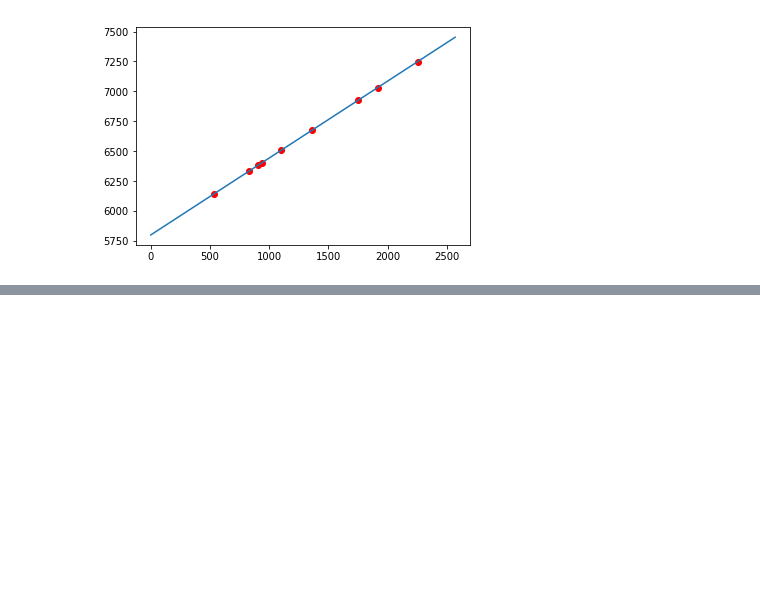
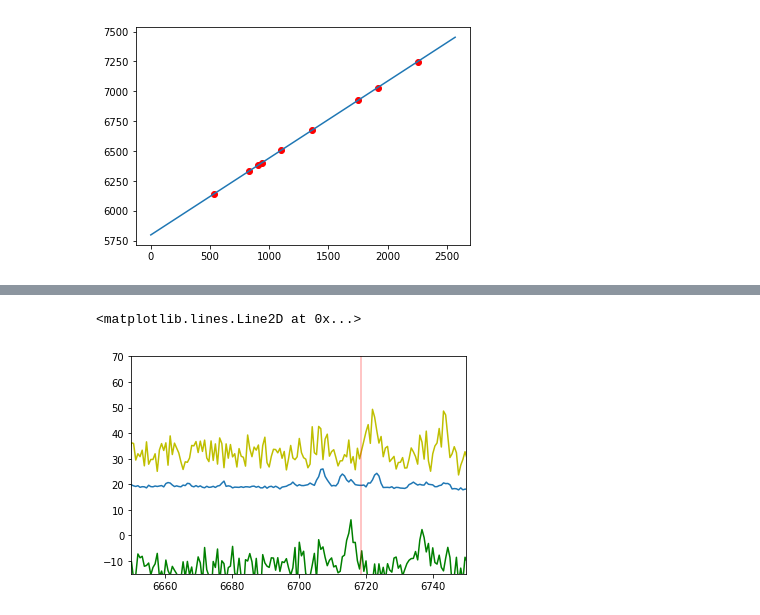
Before and after one commit to rqguan/Class-Code, a Jupyter notebook: Shane_Redu&Cali.ipynb, the cells around one changed output, grey strips where cells are left out. Saved outputs shown, nothing was run; the diff lists cells and outputs as text; code cells hidden in the pictures; blank space fills up the shorter version.

```diff
--- a/Shane_Redu&Cali.ipynb
+++ b/Shane_Redu&Cali.ipynb
@@ -110,7 +109,7 @@ def reduce_frame(folder):
 stacked_data = fits.getdata('stacked.fits')
 # %%
 spectrum2D = stacked_data
-spectrum1D = np.mean(sci_2D,axis=1)
+spectrum1D = np.mean(spectrum2D,axis=1)
 
 spectrum1D_list = list(spectrum1D)
 list1 = list(spectrum1D)
@@ -196,0 +252,31 @@ y= 0.642814613386485 x+ 5800.269909667825
+# %%
+spec2D = IC_array
+spec1D = np.mean(spec2D,axis=0)
+#spec_a = np.mean(spec2D[130:150],axis=0)
+#spec_b = np.mean(spec2D[150:170],axis=0)
+
+spec_a = spec2D[130]
+spec_b = spec2D[170]
+
+
+
+gauss_kernel = Gaussian1DKernel(3)
+spec1D_sm = convolve(spec1D, gauss_kernel)
+
+
+
+pixel = np.linspace(1,len(spec1D),len(spec1D))
+cali = slope*pixel+inter
+
+plt.plot(cali,spec1D)
+plt.plot(cali,spec_a+10,c='y')
+plt.plot(cali,spec_b-40,c='g')
+plt.xlim(6650,6750)
+plt.ylim(-15,70)
+
+z = 0.0237
+z_x = 6563*(z+1)
+plt.axvline(z_x,c='r',alpha=0.3)
+# %% [output]
+<matplotlib.lines.Line2D at 0x...>
+[figure, added]
```
Also changed, not shown: parts of 16 cells of this notebook.
